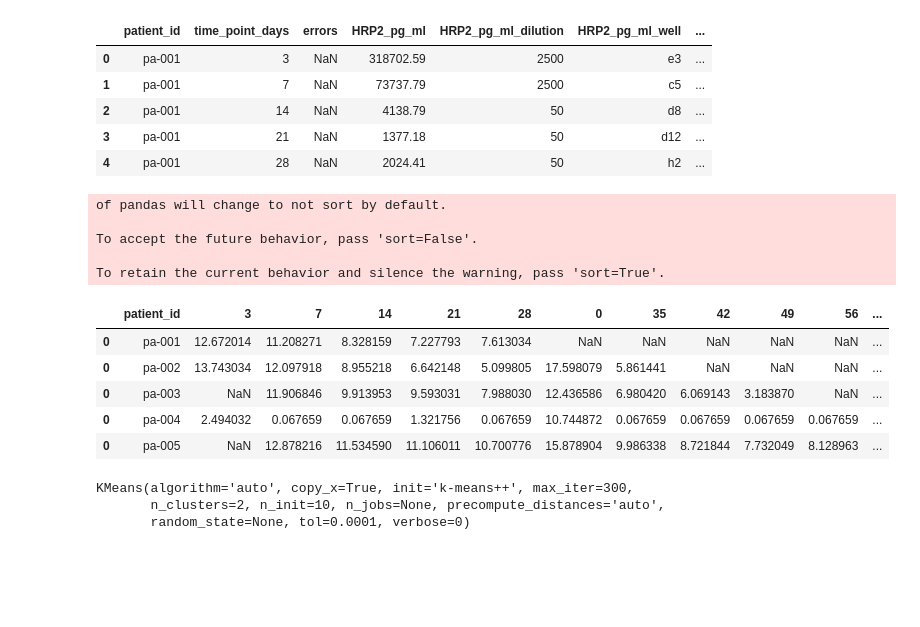
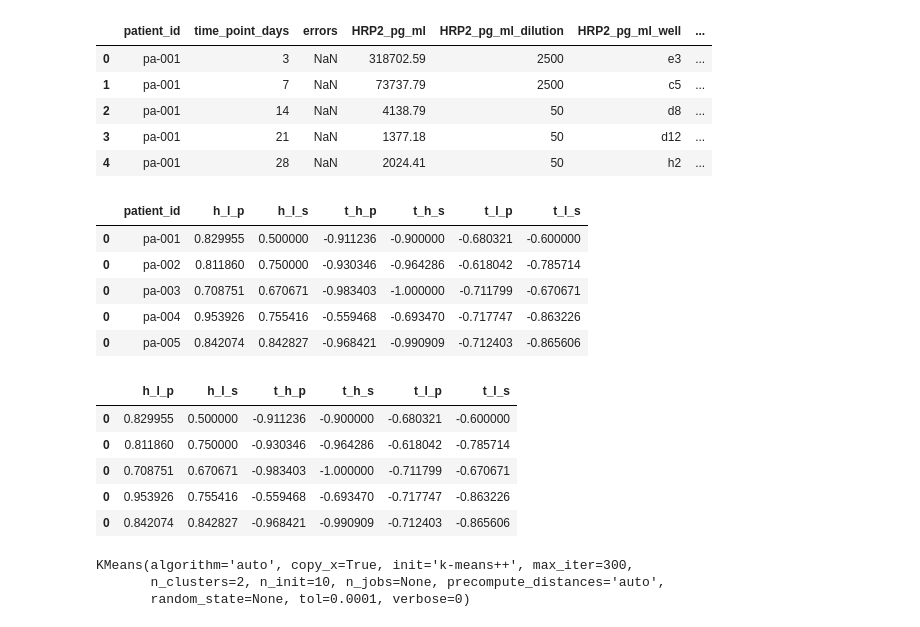
Before and after one commit to MACEPA/DIAMETER, a Jupyter notebook: data_processing/ML_graphs.ipynb, the cells around one changed output. Saved outputs shown, nothing was run; the diff lists cells and outputs as text; code cells hidden in the pictures; blank space fills up the shorter version.

```diff
--- a/data_processing/ML_graphs.ipynb
+++ b/data_processing/ML_graphs.ipynb
@@ -36,36 +37,52 @@ def clean_strings(val):
     if clean == 'fail':
         return np.nan
     return clean
-# %%
-for analyte in ['HRP2_pg_ml']:
-    all_pids = []
-    for pid in main_data['patient_id'].unique():
-        oh_god = pd.DataFrame(data=[[pid]], columns=['patient_id'])
-        pid_data = main_data.loc[main_data['patient_id'] == pid]
-        plot_data = pid_data[['patient_id', 'time_point_days', analyte,
-                              '{}_dilution'.format(analyte),
-                              '{}_max_dilution'.format(analyte)]]
-        plot_data[analyte] = plot_data[analyte].apply(clean_strings)
-        plot_data[analyte] = plot_data[analyte].apply(float)
-        plot_data[analyte] = plot_data[analyte].apply(math.log)
-        for timepoint in plot_data['time_point_days']:
-            time_val = plot_data.loc[plot_data['time_point_days'] == timepoint,
-                                     analyte].item()
-            oh_god[timepoint] = time_val
-        all_pids.append(oh_god)
-    all_pids = pd.concat(all_pids)
-all_pids.head()
-# %% [output]
-of pandas will change to not sort by default.
-
-To accept the future behavior, pass 'sort=False'.
-
-To retain the current behavior and silence the warning, pass 'sort=True'.
-|  | patient_id | 3 | 7 | 14 | 21 | 28 | 0 | 35 | 42 | 49 | 56 | ... |
-| 0 | pa-001 | 12.672014 | 11.208271 | 8.328159 | 7.227793 | 7.613034 | NaN | NaN | NaN | NaN | NaN | ... |
-| 0 | pa-002 | 13.743034 | 12.097918 | 8.955218 | 6.642148 | 5.099805 | 17.598079 | 5.861441 | NaN | NaN | NaN | ... |
-| 0 | pa-003 | NaN | 11.906846 | 9.913953 | 9.593031 | 7.988030 | 12.436586 | 6.980420 | 6.069143 | 3.183870 | NaN | ... |
-| 0 | pa-004 | 2.494032 | 0.067659 | 0.067659 | 1.321756 | 0.067659 | 10.744872 | 0.067659 | 0.067659 | 0.067659 | 0.067659 | ... |
-| 0 | pa-005 | NaN | 12.878216 | 11.534590 | 11.106011 | 10.700776 | 15.878904 | 9.986338 | 8.721844 | 7.732049 | 8.128963 | ... |
+# %%
+all_pids = []
+for pid in main_data['patient_id'].unique():
+    oh_god = pd.DataFrame(data=[[pid]], columns=['patient_id'])
+    pid_data = main_data.loc[main_data['patient_id'] == pid]
+    plot_data = pid_data[['patient_id', 'time_point_days', 'HRP2_pg_ml',
+                          'LDH_Pan_pg_ml', 'HRP2_pg_ml_dilution',
+                          'HRP2_pg_ml_max_dilution']]
+    plot_data['HRP2_pg_ml'] = plot_data['HRP2_pg_ml'].apply(clean_strings)
+    plot_data['HRP2_pg_ml'] = plot_data['HRP2_pg_ml'].apply(float)
+    first_days = plot_data['time_point_days'].unique().tolist()
+    first_days.sort()
+    first_days = first_days[:3]
+    day_zero = first_days[0]
+    initial_pg = plot_data.loc[plot_data['time_point_days'] == day_zero, 'HRP2_pg_ml'].item()
+    if initial_pg >= 10:
+        plot_data['HRP2_pg_ml'] = plot_data['HRP2_pg_ml'].apply(math.log)
+        plot_data['LDH_Pan_pg_ml'] = plot_data['LDH_Pan_pg_ml'].apply(clean_strings)
+        plot_data['LDH_Pan_pg_ml'] = plot_data['LDH_Pan_pg_ml'].apply(float)
+        plot_data['LDH_Pan_pg_ml'] = plot_data['LDH_Pan_pg_ml'].apply(math.log)
+        oh_god['h_l_p'] = pearsonr(plot_data['HRP2_pg_ml'], plot_data['LDH_Pan_pg_ml'])[0]
+        oh_god['h_l_s'] = spearmanr(plot_data['HRP2_pg_ml'], plot_data['LDH_Pan_pg_ml'])[0]
+        oh_god['t_h_p'] = pearsonr(plot_data['time_point_days'], plot_data['HRP2_pg_ml'])[0]
+        oh_god['t_h_s'] = spearmanr(plot_data['time_point_days'], plot_data['HRP2_pg_ml'])[0]
+        oh_god['t_l_p'] = pearsonr(plot_data['time_point_days'], plot_data['LDH_Pan_pg_ml'])[0]
+        oh_god['t_l_s'] = spearmanr(plot_data['time_point_days'], plot_data['LDH_Pan_pg_ml'])[0]
+        all_pids.append(oh_god)
+all_pids = pd.concat(all_pids)
+all_pids.dropna(inplace=True)
+all_pids.head()
+# %% [output]
+|  | patient_id | h_l_p | h_l_s | t_h_p | t_h_s | t_l_p | t_l_s |
+| 0 | pa-001 | 0.829955 | 0.500000 | -0.911236 | -0.900000 | -0.680321 | -0.600000 |
+| 0 | pa-002 | 0.811860 | 0.750000 | -0.930346 | -0.964286 | -0.618042 | -0.785714 |
+| 0 | pa-003 | 0.708751 | 0.670671 | -0.983403 | -1.000000 | -0.711799 | -0.670671 |
+| 0 | pa-004 | 0.953926 | 0.755416 | -0.559468 | -0.693470 | -0.717747 | -0.863226 |
+| 0 | pa-005 | 0.842074 | 0.842827 | -0.968421 | -0.990909 | -0.712403 | -0.865606 |
+# %%
+test = all_pids.drop('patient_id', axis=1)
+test.head()
+# %% [output]
+|  | h_l_p | h_l_s | t_h_p | t_h_s | t_l_p | t_l_s |
+| 0 | 0.829955 | 0.500000 | -0.911236 | -0.900000 | -0.680321 | -0.600000 |
+| 0 | 0.811860 | 0.750000 | -0.930346 | -0.964286 | -0.618042 | -0.785714 |
+| 0 | 0.708751 | 0.670671 | -0.983403 | -1.000000 | -0.711799 | -0.670671 |
+| 0 | 0.953926 | 0.755416 | -0.559468 | -0.693470 | -0.717747 | -0.863226 |
+| 0 | 0.842074 | 0.842827 | -0.968421 | -0.990909 | -0.712403 | -0.865606 |
 # %%
 kmeans = KMeans(n_clusters=2)
```
Also changed, not shown: parts of 11 cells of this notebook, 1 other file.
